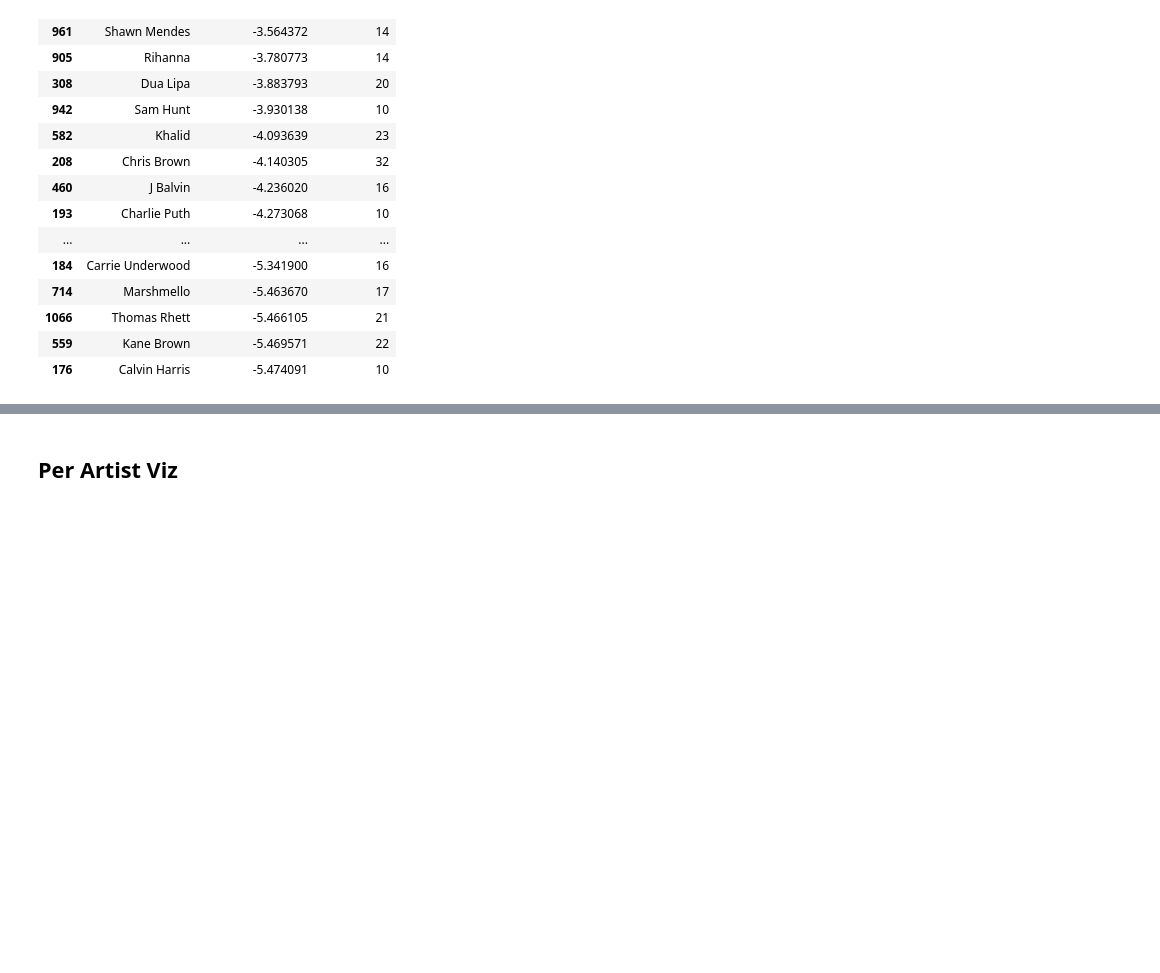
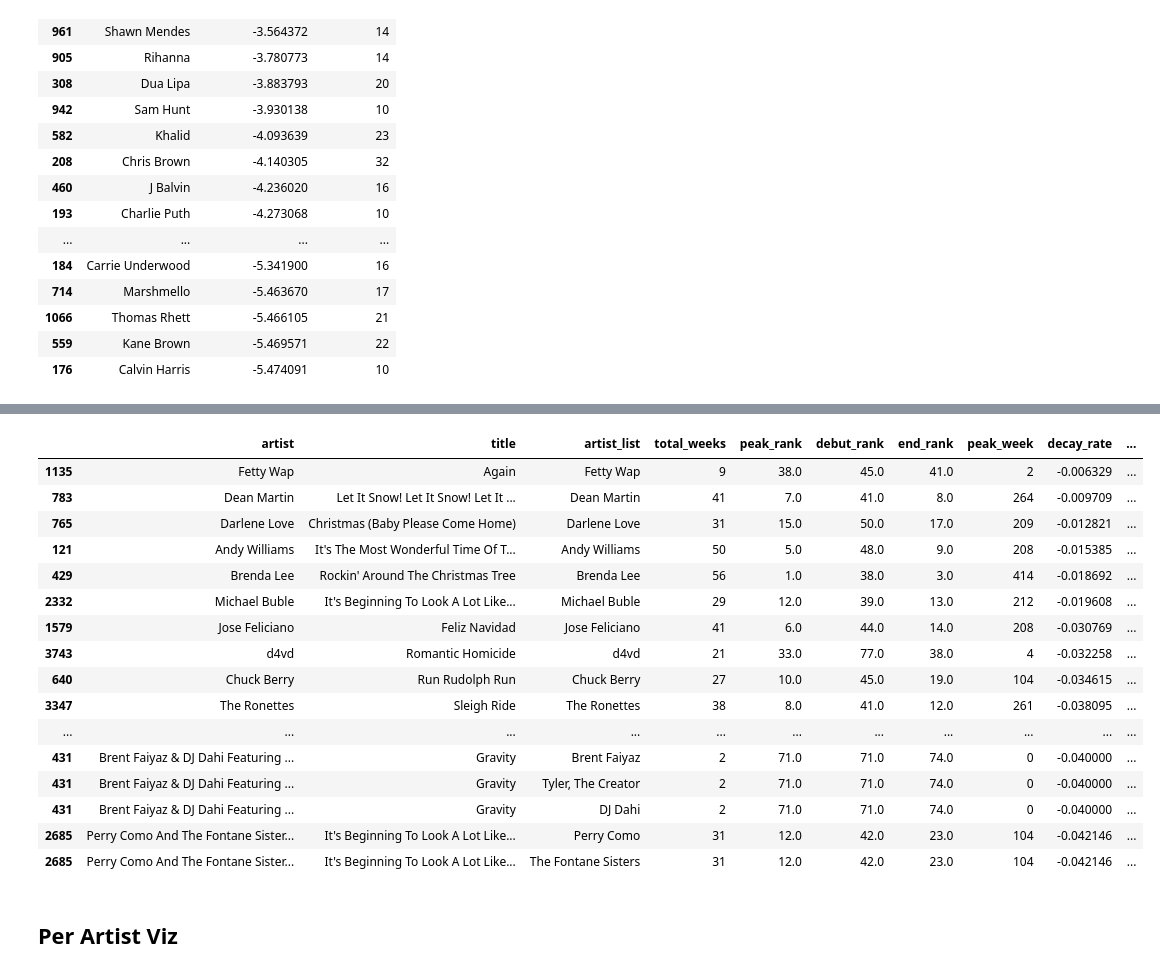
Before and after one commit to rvt9bx/dsan5200-project, a Jupyter notebook: scripts/viz.ipynb, the cells around one changed output, grey strips where cells are left out. Saved outputs shown, nothing was run; the diff lists cells and outputs as text; code cells hidden in the pictures; blank space fills up the shorter version.

```diff
--- a/scripts/viz.ipynb
+++ b/scripts/viz.ipynb
@@ -402,6 +403,9 @@ decay rate
 
 both basically become the slope from debut to peak and then slope from peak to end
 # %%
+rise_df = pd.read_csv("../data/rise_rates.csv", low_memory=False)
+decay_df = pd.read_csv("../data/decay_rates.csv", low_memory=False)
+
 both_df = decay_df.merge(rise_df, on=['artist','title', 'total_weeks','peak_rank','debut_rank','peak_week'], how='inner')
 both_df['end_week'] = both_df['peak_week'] + both_df['post_peak_length']
 # %%
@@ -654,3 +611,25 @@ artist_decay_mean.loc[artist_decay_mean['num_songs']>=20].head(20)
+# %%
+# songs with lowest decay rates
+decay_df2 = decay_df.loc[decay_df['decay_rate']!=0]
+decay_df2.sort_values('decay_rate',ascending=False).head(20)
+# %% [output]
+|  | artist | title | artist_list | total_weeks | peak_rank | debut_rank | end_rank | peak_week | decay_rate | ... |
+| 1135 | Fetty Wap | Again | Fetty Wap | 9 | 38.0 | 45.0 | 41.0 | 2 | -0.006329 | ... |
+| 783 | Dean Martin | Let It Snow! Let It Snow! Let It ... | Dean Martin | 41 | 7.0 | 41.0 | 8.0 | 264 | -0.009709 | ... |
+| 765 | Darlene Love | Christmas (Baby Please Come Home) | Darlene Love | 31 | 15.0 | 50.0 | 17.0 | 209 | -0.012821 | ... |
+| 121 | Andy Williams | It's The Most Wonderful Time Of T... | Andy Williams | 50 | 5.0 | 48.0 | 9.0 | 208 | -0.015385 | ... |
+| 429 | Brenda Lee | Rockin' Around The Christmas Tree | Brenda Lee | 56 | 1.0 | 38.0 | 3.0 | 414 | -0.018692 | ... |
+| 2332 | Michael Buble | It's Beginning To Look A Lot Like... | Michael Buble | 29 | 12.0 | 39.0 | 13.0 | 212 | -0.019608 | ... |
+| 1579 | Jose Feliciano | Feliz Navidad | Jose Feliciano | 41 | 6.0 | 44.0 | 14.0 | 208 | -0.030769 | ... |
+| 3743 | d4vd | Romantic Homicide | d4vd | 21 | 33.0 | 77.0 | 38.0 | 4 | -0.032258 | ... |
+| 640 | Chuck Berry | Run Rudolph Run | Chuck Berry | 27 | 10.0 | 45.0 | 19.0 | 104 | -0.034615 | ... |
+| 3347 | The Ronettes | Sleigh Ride | The Ronettes | 38 | 8.0 | 41.0 | 12.0 | 261 | -0.038095 | ... |
+| ... | ... | ... | ... | ... | ... | ... | ... | ... | ... | ... |
+| 431 | Brent Faiyaz & DJ Dahi Featuring ... | Gravity | Brent Faiyaz | 2 | 71.0 | 71.0 | 74.0 | 0 | -0.040000 | ... |
+| 431 | Brent Faiyaz & DJ Dahi Featuring ... | Gravity | Tyler, The Creator | 2 | 71.0 | 71.0 | 74.0 | 0 | -0.040000 | ... |
+| 431 | Brent Faiyaz & DJ Dahi Featuring ... | Gravity | DJ Dahi | 2 | 71.0 | 71.0 | 74.0 | 0 | -0.040000 | ... |
+| 2685 | Perry Como And The Fontane Sister... | It's Beginning To Look A Lot Like... | Perry Como | 31 | 12.0 | 42.0 | 23.0 | 104 | -0.042146 | ... |
+| 2685 | Perry Como And The Fontane Sister... | It's Beginning To Look A Lot Like... | The Fontane Sisters | 31 | 12.0 | 42.0 | 23.0 | 104 | -0.042146 | ... |
 # %% [markdown]
 ## Per Artist Viz
 # %%
```
Also changed, not shown: parts of 26 cells of this notebook, 53 other files.
